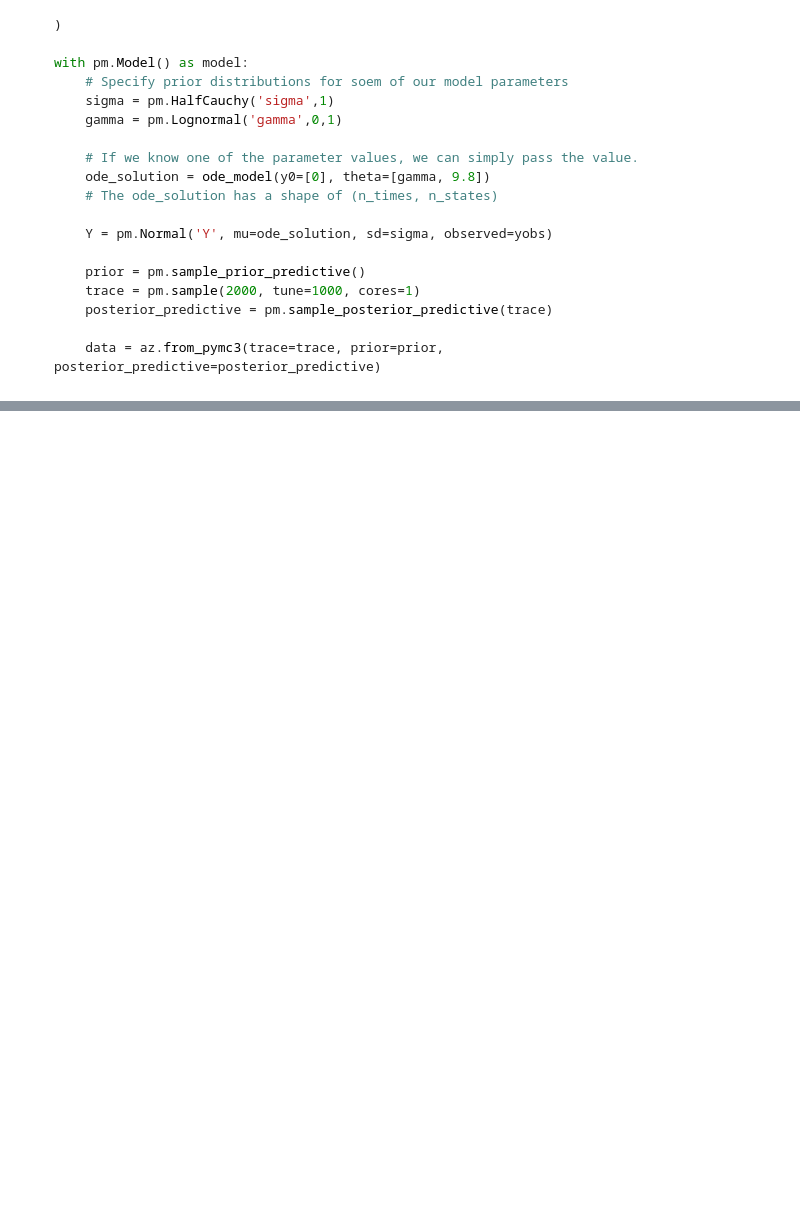
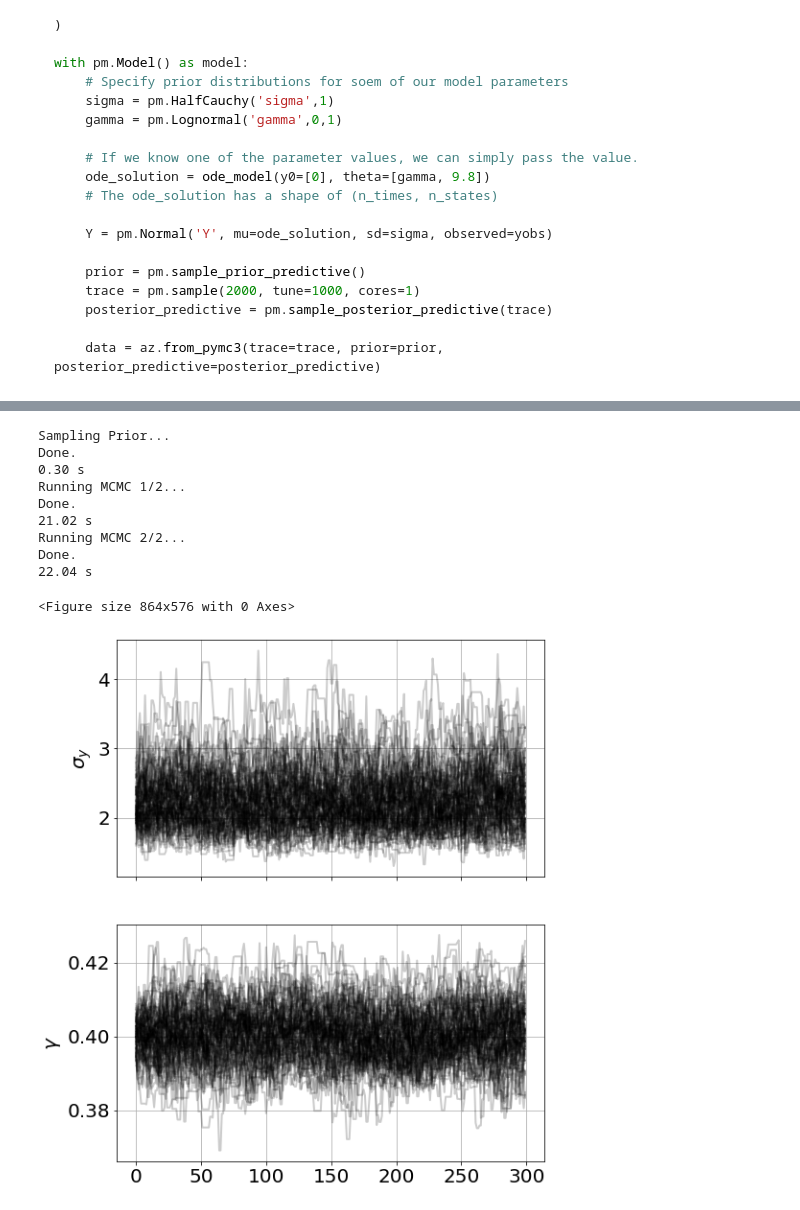
Before and after one commit to bblais/pyndamics, a Jupyter notebook: examples/Reproduce ODE API.ipynb, the cells around one changed output, grey strips where cells are left out. Cells and saved outputs as stored; diff of their text form; code cells hidden in the pictures; blank space fills up the shorter version.

Commit message:
fixed data shape problem in mcmc

```diff
--- a/examples/Reproduce ODE API.ipynb
+++ b/examples/Reproduce ODE API.ipynb
@@ -84,0 +90,15 @@ plot(t,y,'o')
+# %%
+model.run_mcmc(300,repeat=2)
+model.plot_chains()
+# %% [output]
+Sampling Prior...
+Done.
+0.30 s
+Running MCMC 1/2...
+Done.
+21.02 s
+Running MCMC 2/2...
+Done.
+22.04 s
+<Figure size 864x576 with 0 Axes>
+[figure, added]
```
Also changed, not shown: parts of 22 cells of this notebook, 3 other files.
